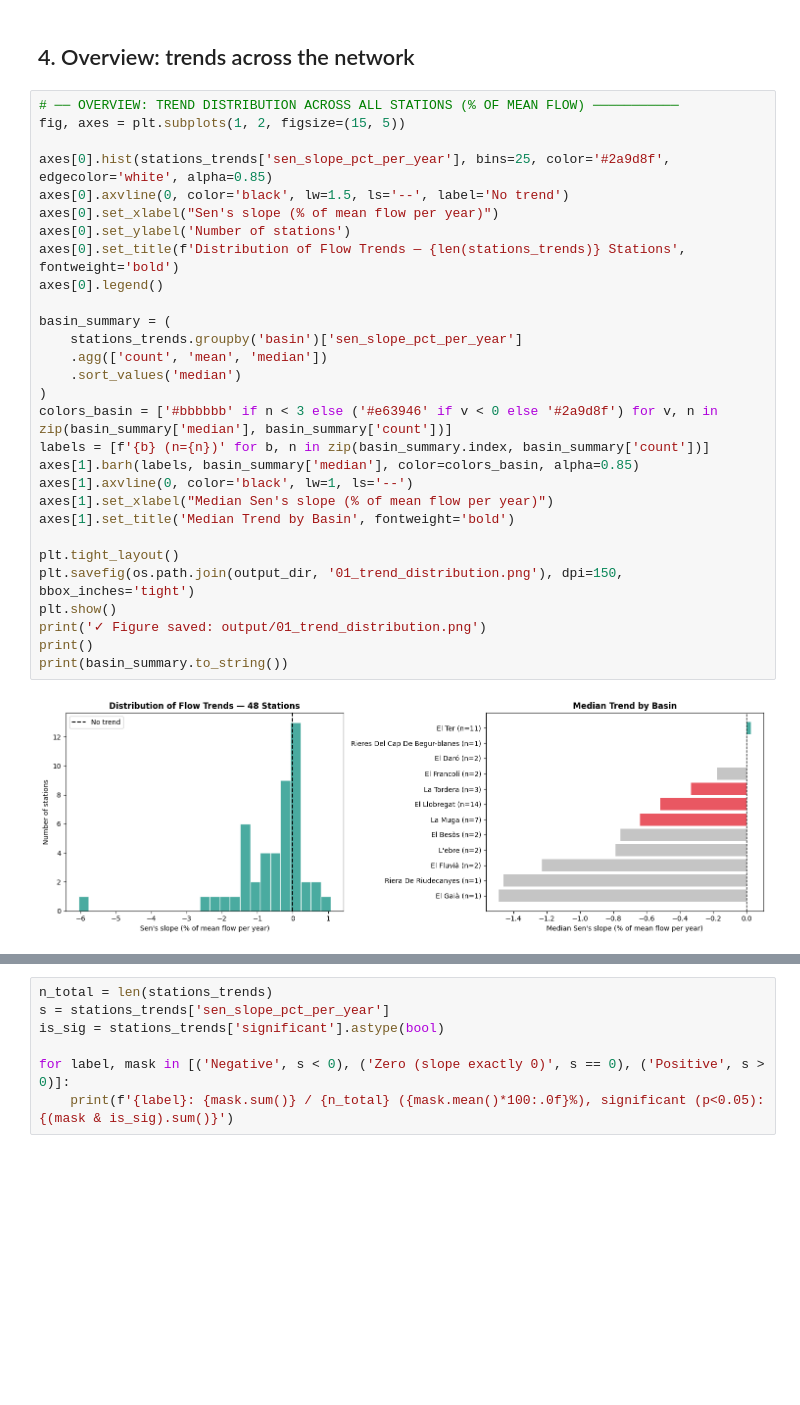
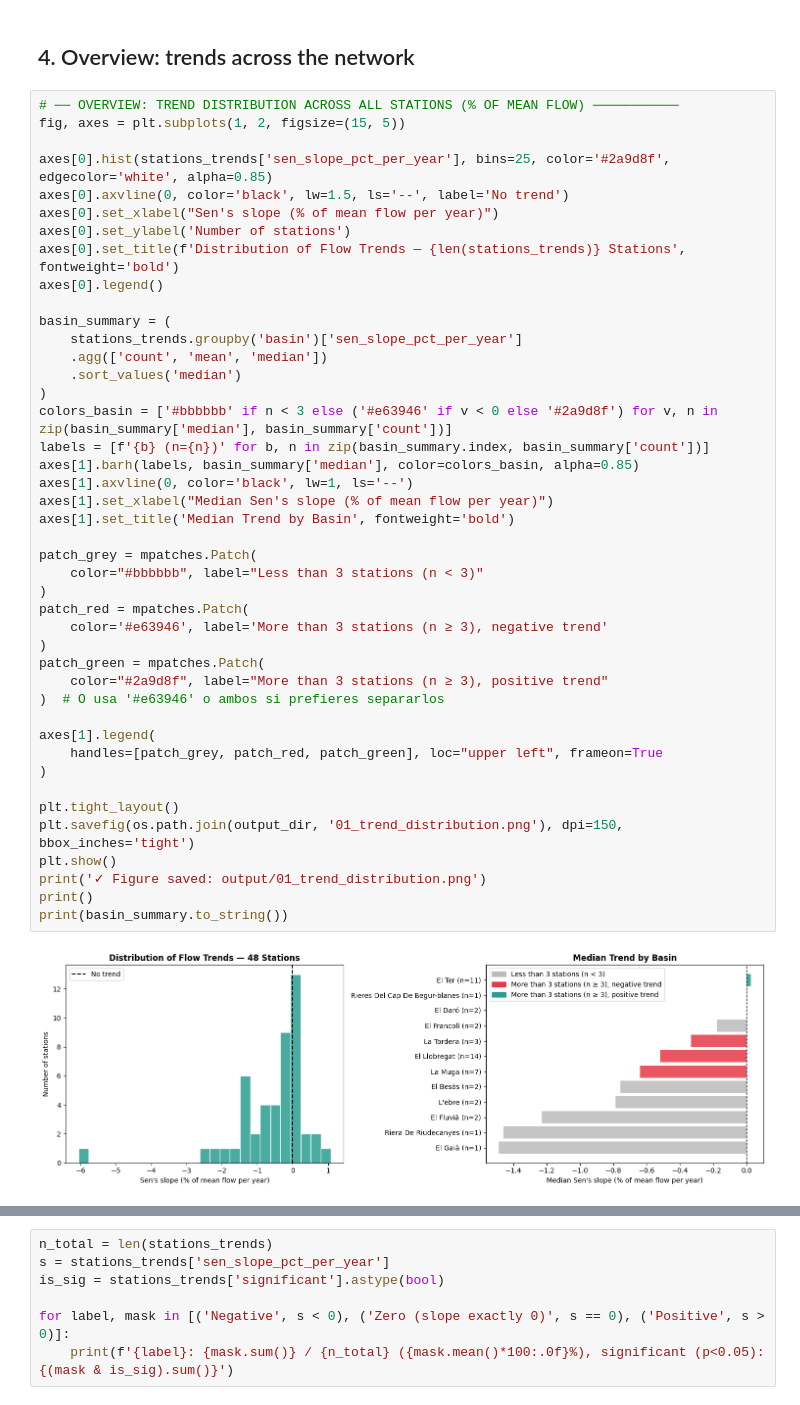
Before and after one commit to cdmunozs/Trends-RiverFlow-Catalonia, a Jupyter notebook: Trends_RiverFlow_Catalonia.ipynb, the cells around one changed output, grey strips where cells are left out. Cells and saved outputs as stored; diff of their text form; blank space fills up the shorter version.

```diff
--- a/Trends_RiverFlow_Catalonia.ipynb
+++ b/Trends_RiverFlow_Catalonia.ipynb
@@ -274,34 +275,48 @@ print(f'✓ Trend computed for {len(stations_trends)} stations')
 # %%
 # ── OVERVIEW: TREND DISTRIBUTION ACROSS ALL STATIONS (% OF MEAN FLOW) ───────────
 fig, axes = plt.subplots(1, 2, figsize=(15, 5))
 
 axes[0].hist(stations_trends['sen_slope_pct_per_year'], bins=25, color='#2a9d8f', edgecolor='white', alpha=0.85)
 axes[0].axvline(0, color='black', lw=1.5, ls='--', label='No trend')
 axes[0].set_xlabel("Sen's slope (% of mean flow per year)")
 axes[0].set_ylabel('Number of stations')
 axes[0].set_title(f'Distribution of Flow Trends — {len(stations_trends)} Stations', fontweight='bold')
 axes[0].legend()
 
 basin_summary = (
     stations_trends.groupby('basin')['sen_slope_pct_per_year']
     .agg(['count', 'mean', 'median'])
     .sort_values('median')
 )
 colors_basin = ['#bbbbbb' if n < 3 else ('#e63946' if v < 0 else '#2a9d8f') for v, n in zip(basin_summary['median'], basin_summary['count'])]
 labels = [f'{b} (n={n})' for b, n in zip(basin_summary.index, basin_summary['count'])]
 axes[1].barh(labels, basin_summary['median'], color=colors_basin, alpha=0.85)
 axes[1].axvline(0, color='black', lw=1, ls='--')
 axes[1].set_xlabel("Median Sen's slope (% of mean flow per year)")
 axes[1].set_title('Median Trend by Basin', fontweight='bold')
 
+patch_grey = mpatches.Patch(
+    color="#bbbbbb", label="Less than 3 stations (n < 3)"
+)
+patch_red = mpatches.Patch(
+    color='#e63946', label='More than 3 stations (n ≥ 3), negative trend'
+)
+patch_green = mpatches.Patch(
+    color="#2a9d8f", label="More than 3 stations (n ≥ 3), positive trend"
+)  # O usa '#e63946' o ambos si prefieres separarlos
+
+axes[1].legend(
+    handles=[patch_grey, patch_red, patch_green], loc="upper left", frameon=True
+)
+
 plt.tight_layout()
 plt.savefig(os.path.join(output_dir, '01_trend_distribution.png'), dpi=150, bbox_inches='tight')
 plt.show()
 print('✓ Figure saved: output/01_trend_distribution.png')
 print()
 print(basin_summary.to_string())
 # %% [output]
-[figure, old version]
+[figure, new version]
 ✓ Figure saved: output/01_trend_distribution.png
 
                                 count      mean    median
```
Also changed, not shown: parts of 1 cell of this notebook, 1 other file.
